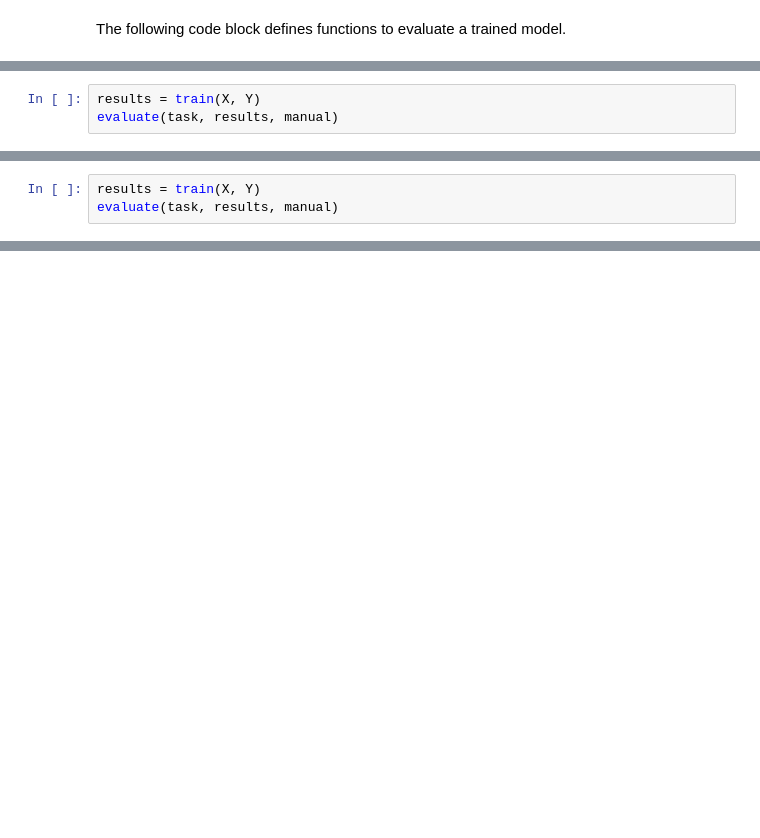
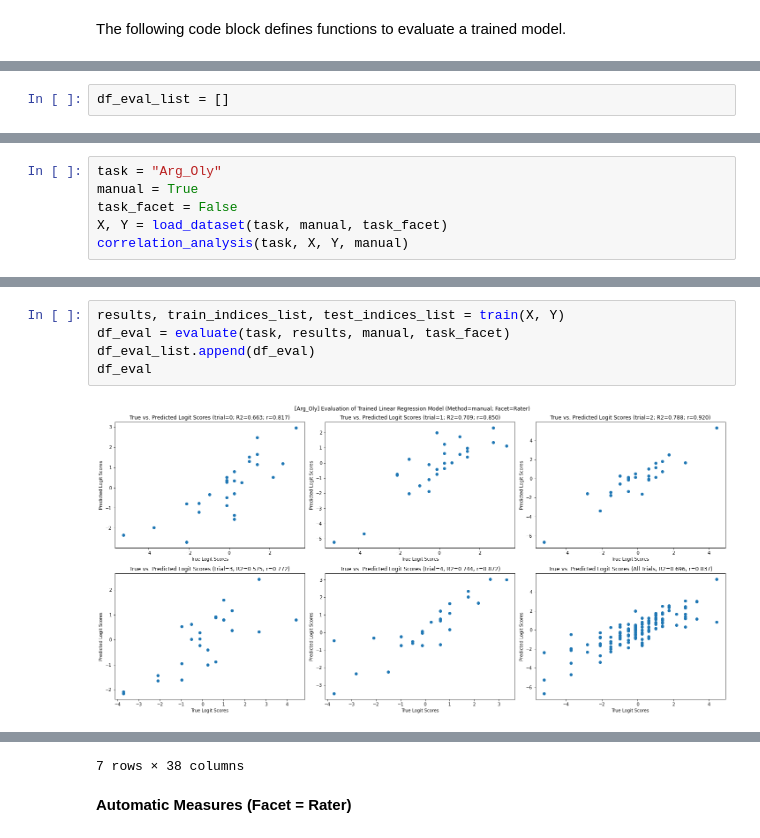
Before and after one commit to RusCucumber/fluency_feature_annotation_experiment, a Jupyter notebook: 05_Experiment_07_Predictability.ipynb, the cells around one changed output, grey strips where cells are left out. Drawn from its saved outputs; the diff is of its cells as text; blank space fills up the shorter version.

```diff
--- a/05_Experiment_07_Predictability.ipynb
+++ b/05_Experiment_07_Predictability.ipynb
@@ -634,3 +249,0 @@ correlation_analysis(task, X, Y, manual)
-# %%
-results = train(X, Y)
-evaluate(task, results, manual)
@@ -674,3 +249,0 @@ correlation_analysis(task, X, Y, manual)
-# %%
-results = train(X, Y)
-evaluate(task, results, manual)
@@ -692,0 +392,2 @@ evaluate(task, results, manual)
+# %%
+df_eval_list = []
@@ -692,0 +398,6 @@ evaluate(task, results, manual)
+# %%
+task = "Arg_Oly"
+manual = True
+task_facet = False
+X, Y = load_dataset(task, manual, task_facet)
+correlation_analysis(task, X, Y, manual)
@@ -692,0 +418,7 @@ evaluate(task, results, manual)
+# %%
+results, train_indices_list, test_indices_list = train(X, Y)
+df_eval = evaluate(task, results, manual, task_facet)
+df_eval_list.append(df_eval)
+df_eval
+# %% [output]
+[figure, added]
@@ -692,0 +434,3 @@ evaluate(task, results, manual)
+7 rows × 38 columns
+# %% [markdown]
+**Automatic Measures (Facet = Rater)**
```
Also changed, not shown: parts of 95 cells of this notebook, 13 other files.
